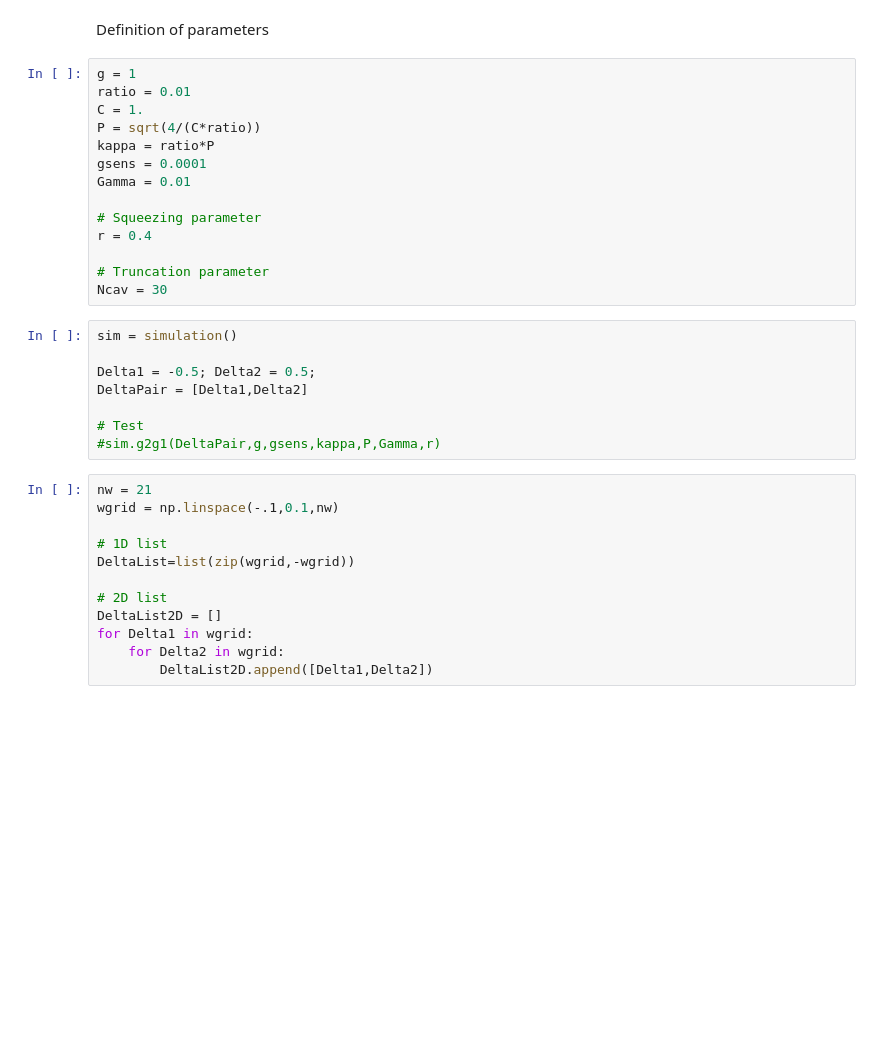
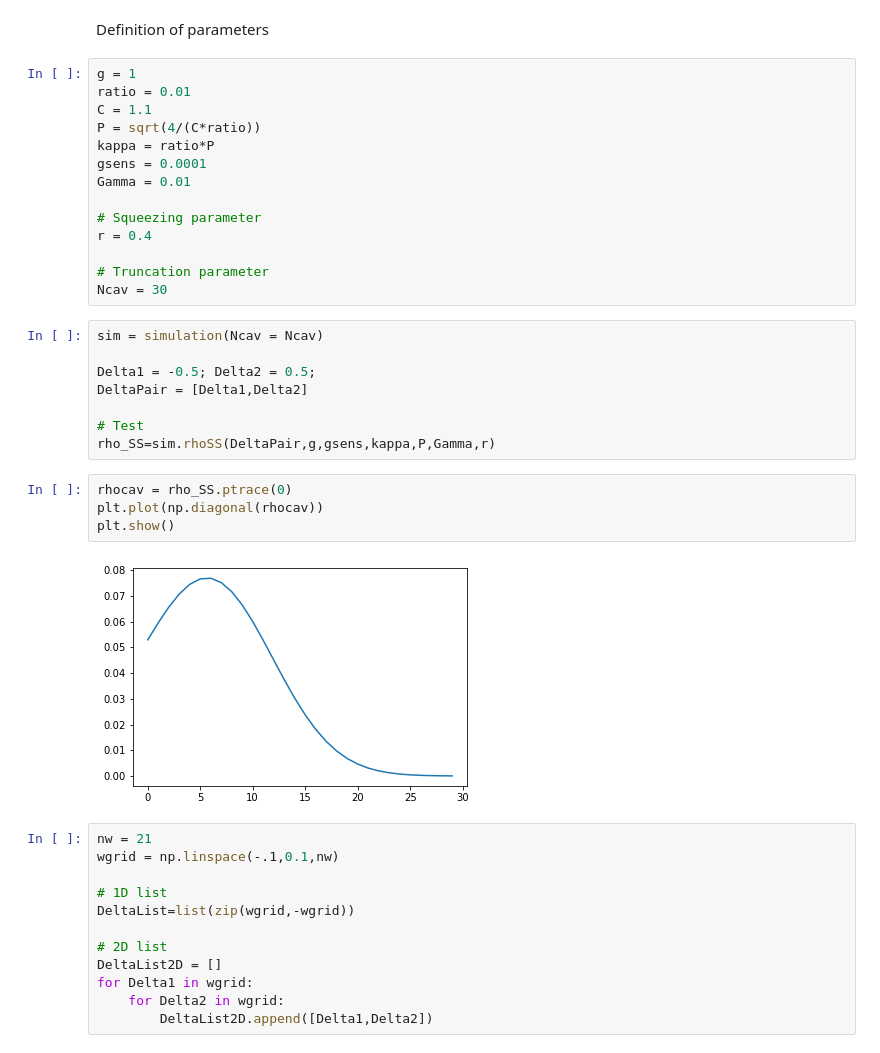
Before and after one commit to CarlosSMWolff/Squeezed-Lasing-Qutip, a Jupyter notebook: TPS-Calculations.ipynb, the cells around one changed output. Cells and saved outputs as stored; diff of their text form; blank space fills up the shorter version.

```diff
--- a/TPS-Calculations.ipynb
+++ b/TPS-Calculations.ipynb
@@ -18,7 +18,7 @@ Definition of parameters
 # %%
 g = 1
 ratio = 0.01
-C = 1.
+C = 1.1
 P = sqrt(4/(C*ratio))
 kappa = ratio*P
 gsens = 0.0001
@@ -30,13 +30,19 @@ r = 0.4
 # Truncation parameter
 Ncav = 30
 # %%
-sim = simulation()
+sim = simulation(Ncav = Ncav)
 
 Delta1 = -0.5; Delta2 = 0.5;
 DeltaPair = [Delta1,Delta2]
 
 # Test
-#sim.g2g1(DeltaPair,g,gsens,kappa,P,Gamma,r)
+rho_SS=sim.rhoSS(DeltaPair,g,gsens,kappa,P,Gamma,r)
+# %%
+rhocav = rho_SS.ptrace(0)
+plt.plot(np.diagonal(rhocav))
+plt.show()
+# %% [output]
+[figure, added]
 # %%
 nw = 21
 wgrid = np.linspace(-.1,0.1,nw)
```
Also changed, not shown: parts of 6 cells of this notebook, 6 other files.
